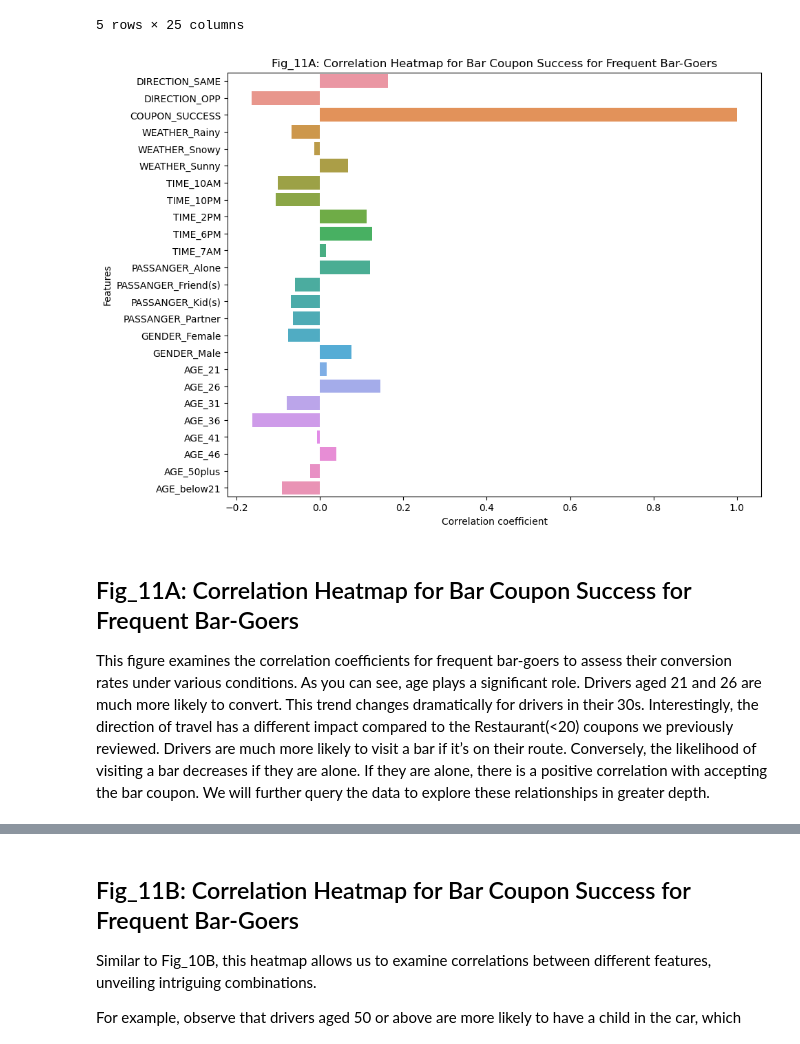
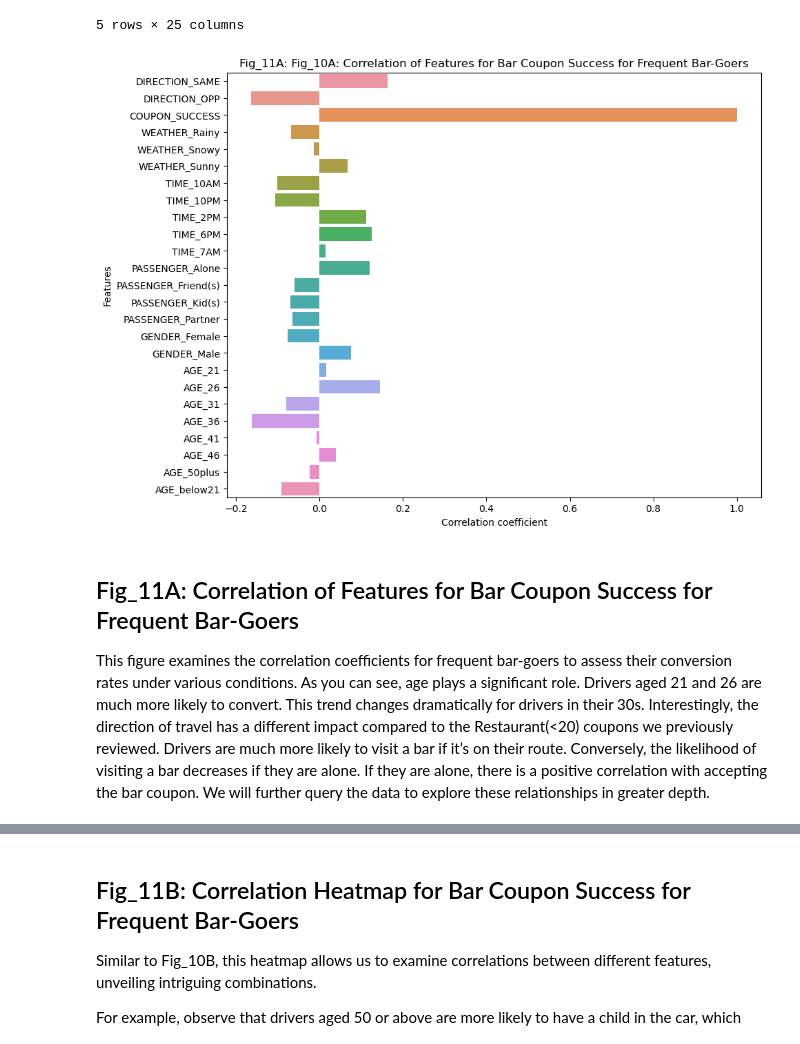
Before and after one commit to elmunoz42/berkeley-aiml-coupon-analysis, a Jupyter notebook: prompt.ipynb, the cells around one changed output, grey strips where cells are left out. Drawn from its saved outputs; the diff is of its cells as text; code cells hidden in the pictures.

```diff
--- a/prompt.ipynb
+++ b/prompt.ipynb
@@ -180,6 +177,7 @@ column_names = {
     'Y': 'COUPON_SUCCESS',
     'MARITALSTATUS': 'MARITAL_STATUS',
     'COFFEEHOUSE': 'COFFEE_HOUSE',
+    'PASSANGER': 'PASSENGER',
     'RESTAURANTLESSTHAN20': 'RESTAURANT_LESS_THAN_20',
     'RESTAURANT20TO50': 'RESTAURANT_20_TO_50',
 }
@@ -1066,13 +1064,13 @@ data_only_bar_coupon = data_clean.query("COUPON == 'Bar'")
 df_frequent_bar = data_only_bar_coupon.query("(BAR == '4~8') | (BAR == 'gt8')")
 
 # Perform hot encoding on some categorical columns we want to explore.
-df_frequent_bar_encoded = pd.get_dummies(df_frequent_bar, columns=['WEATHER', 'TIME', 'PASSANGER', 'GENDER','AGE'])
+df_frequent_bar_encoded = pd.get_dummies(df_frequent_bar, columns=['WEATHER', 'TIME', 'PASSENGER', 'GENDER','AGE'])
 
 df_frequent_bar_reduced = pd.DataFrame(df_frequent_bar_encoded[['DIRECTION_SAME', 'DIRECTION_OPP',
        'COUPON_SUCCESS', 'WEATHER_Rainy', 'WEATHER_Snowy', 'WEATHER_Sunny',
        'TIME_10AM', 'TIME_10PM', 'TIME_2PM', 'TIME_6PM', 'TIME_7AM',
-       'PASSANGER_Alone', 'PASSANGER_Friend(s)', 'PASSANGER_Kid(s)',
-       'PASSANGER_Partner', 'GENDER_Female', 'GENDER_Male','AGE_21', 'AGE_26',
+       'PASSENGER_Alone', 'PASSENGER_Friend(s)', 'PASSENGER_Kid(s)',
+       'PASSENGER_Partner', 'GENDER_Female', 'GENDER_Male','AGE_21', 'AGE_26',
        'AGE_31', 'AGE_36', 'AGE_41', 'AGE_46', 'AGE_50plus', 'AGE_below21']])
 df_frequent_bar_reduced.head(5)
 # %% [output]
@@ -1086,30 +1084,30 @@ df_frequent_bar_reduced.head(5)
 # %%
 # Get correlations between the columns in the hot one encoded reduced dataframe
 df_f_bar_reduced_corr = df_frequent_bar_reduced.corr()
 
 # View only the correlations that directly relate to COUPON_SUCCESS
 df_f_bar_reduced_corr_coupon_success = df_f_bar_reduced_corr['COUPON_SUCCESS']
 
 # Seaborn plot
 
 plt.figure(figsize=(10, 8))
 sns.barplot(x=df_f_bar_reduced_corr_coupon_success.values, y=df_f_bar_reduced_corr_coupon_success.index)
 plt.title('Correlation of Features with Bar Coupon Acceptance Rate for Frequent Bar Goers')
 plt.xlabel('Correlation coefficient')
 plt.ylabel('Features')
 
 
-plt.title('Fig_11A: Correlation Heatmap for Bar Coupon Success for Frequent Bar-Goers')
+plt.title('Fig_11A: Fig_10A: Correlation of Features for Bar Coupon Success for Frequent Bar-Goers')
 
 # Save plot
 plt.savefig('images/plots/fig11A.jpg')
 
 # Show the plot
 plt.show()
 # %% [output]
-[figure, old version]
+[figure, new version]
 # %% [markdown]
-## Fig_11A: Correlation Heatmap for Bar Coupon Success for Frequent Bar-Goers
+## Fig_11A: Correlation of Features for Bar Coupon Success for Frequent Bar-Goers
 
 This figure examines the correlation coefficients for frequent bar-goers to assess their conversion rates under various conditions. As you can see, age plays a significant role. Drivers aged 21 and 26 are much more likely to convert. This trend changes dramatically for drivers in their 30s. Interestingly, the direction of travel has a different impact compared to the Restaurant(<20) coupons we previously reviewed. Drivers are much more likely to visit a bar if it’s on their route. Conversely, the likelihood of visiting a bar decreases if they are alone. If they are alone, there is a positive correlation with accepting the bar coupon. We will further query the data to explore these relationships in greater depth.
 # %%
```
Also changed, not shown: parts of 22 cells of this notebook, 13 other files.
